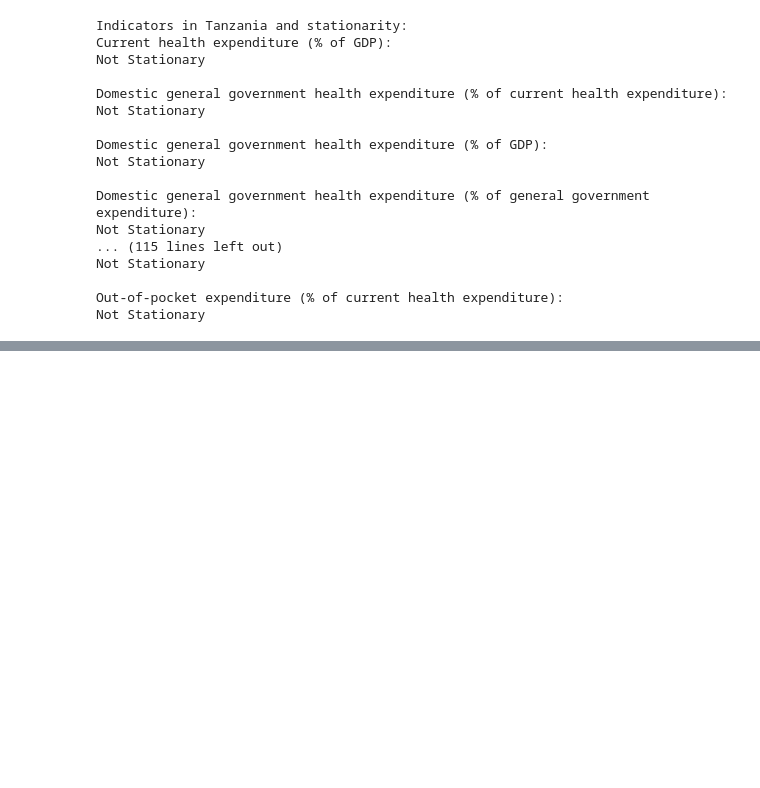
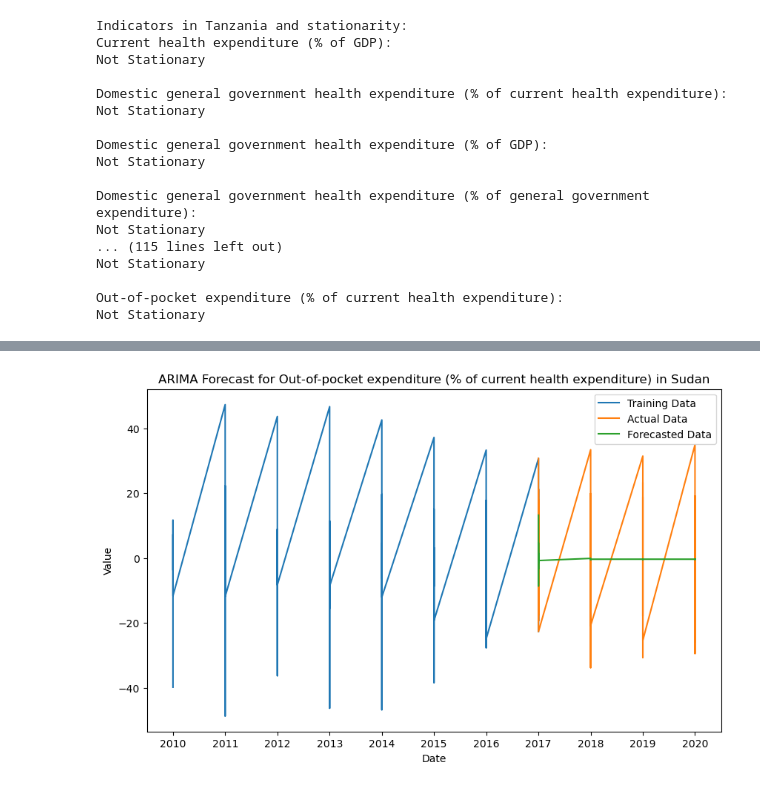
Before and after one commit to AdnanK1/east-african-dvlp-indicators, a Jupyter notebook: index.ipynb, the cells around one changed output, grey strips where cells are left out. Cells and saved outputs as stored; diff of their text form; code cells hidden in the pictures; blank space fills up the shorter version.

Commit message:
Started modelling

```diff
--- a/index.ipynb
+++ b/index.ipynb
@@ -355,0 +390,3 @@ Not Stationary
+# %%
+indicator_name = train_data['Indicator Name'].unique()[0]
+indicator_name
@@ -355,0 +412,13 @@ Not Stationary
+# %%
+def differencing(df, periods=1):
+
+   indicators = df['Indicator Name'].unique()
+
+   indicator_dfs = {}
+
+   for indicator in indicators:
+      differenced_df = df[df['Indicator Name'] == indicator]
+      differenced_df['Percentage Diff'] = differenced_df['Percentage'].diff(periods=periods)
+      indicator_dfs[indicator] = differenced_df
+
+   return indicator_dfs
@@ -355,0 +435,2 @@ Not Stationary
+# %%
+domestic_df = differencing(health_df)[indicator_name]
@@ -355,0 +441,5 @@ Not Stationary
+# %%
+train_domestic = domestic_df[['Percentage Diff']][:'2017']
+test_domestic = domestic_df[['Percentage Diff']]['2017':]
+
+train_domestic.head()
@@ -355,0 +477,19 @@ Not Stationary
+# %%
+model = sm.tsa.ARIMA(train_domestic, order=(1, 1, 1))
+
+fitted_model = model.fit()
+
+forecast = fitted_model.get_forecast(steps=len(test_domestic))
+predicted_values = forecast.predicted_mean
+
+plt.figure(figsize=(10, 6))
+plt.plot(train_domestic.index, train_domestic, label='Training Data')
+plt.plot(test_domestic.index, test_domestic, label='Actual Data')
+plt.plot(test_domestic.index, predicted_values, label='Forecasted Data')
+plt.xlabel('Date')
+plt.ylabel('Value')
+plt.title(f'ARIMA Forecast for {indicator} in {country}')
+plt.legend()
+plt.show()
+# %% [output]
+[figure, added]
```
Also changed, not shown: parts of 20 cells of this notebook.
